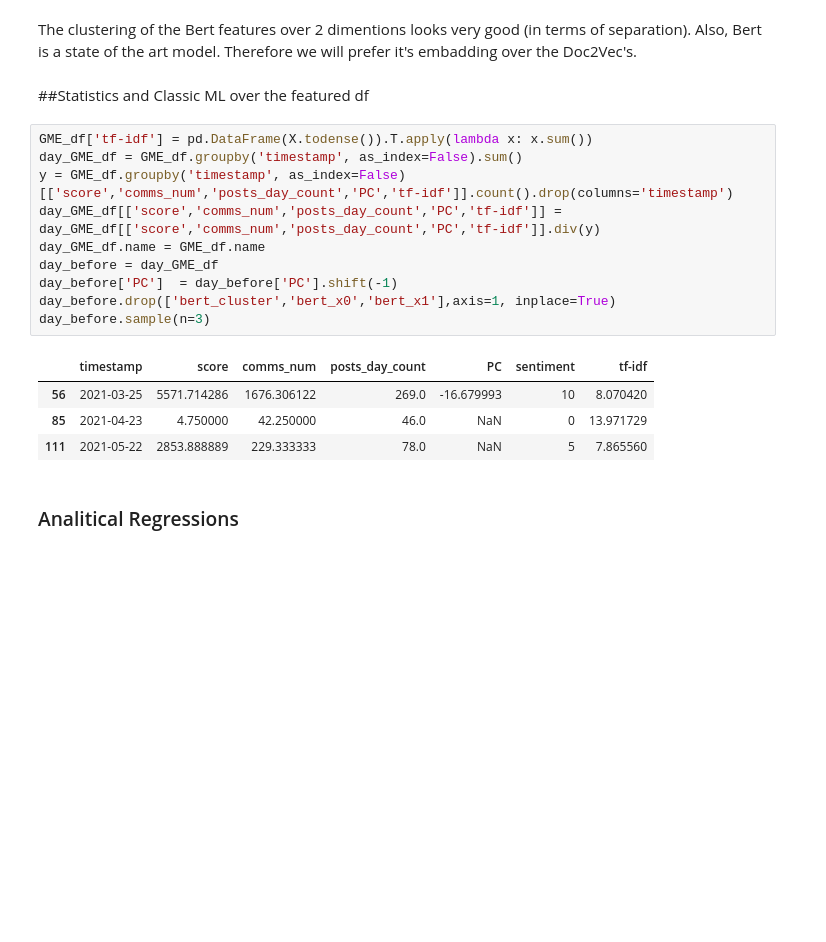
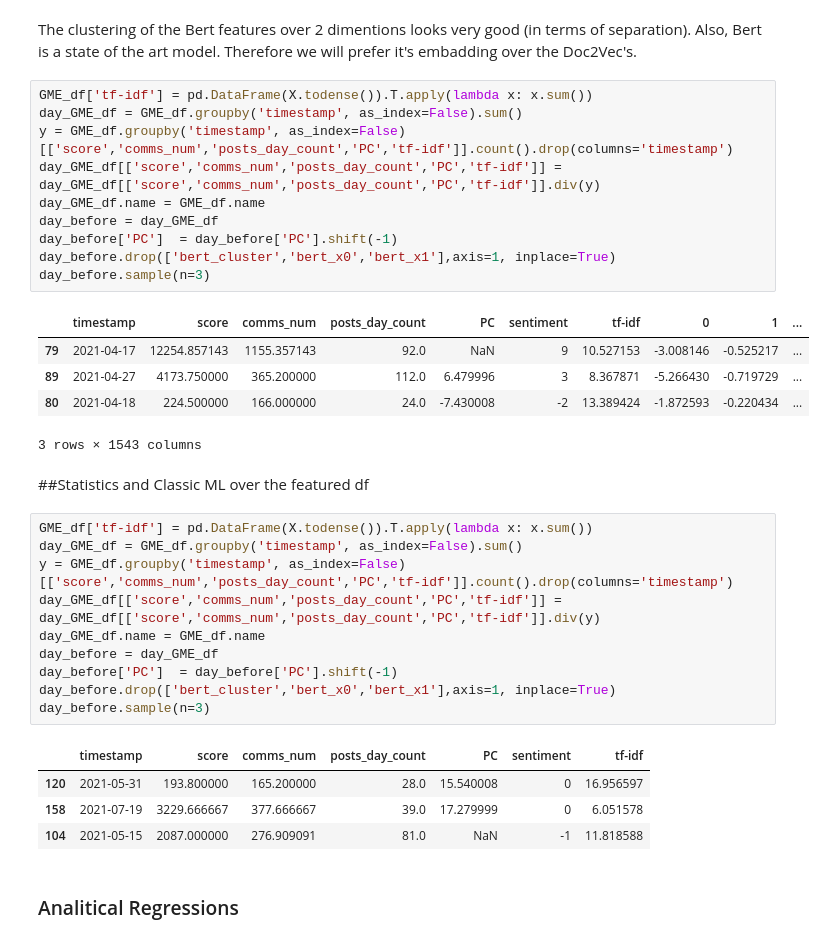
Before and after one commit to amit-shahar/StockValues, a Jupyter notebook: StocksValues.ipynb, the cells around one changed output. Cells and saved outputs as stored; diff of their text form; blank space fills up the shorter version.

```diff
--- a/StocksValues.ipynb
+++ b/StocksValues.ipynb
@@ -1294,6 +1325,22 @@ plt.show()
 # %% [markdown]
 The clustering of the Bert features over 2 dimentions looks very good (in terms of separation).
 Also, Bert is a state of the art model. Therefore we will prefer it's embadding over the Doc2Vec's.
+# %%
+GME_df['tf-idf'] = pd.DataFrame(X.todense()).T.apply(lambda x: x.sum())
+day_GME_df = GME_df.groupby('timestamp', as_index=False).sum()
+y = GME_df.groupby('timestamp', as_index=False)[['score','comms_num','posts_day_count','PC','tf-idf']].count().drop(columns='timestamp')
+day_GME_df[['score','comms_num','posts_day_count','PC','tf-idf']] = day_GME_df[['score','comms_num','posts_day_count','PC','tf-idf']].div(y)
+day_GME_df.name = GME_df.name
+day_before = day_GME_df
+day_before['PC']  = day_before['PC'].shift(-1)
+day_before.drop(['bert_cluster','bert_x0','bert_x1'],axis=1, inplace=True)
+day_before.sample(n=3)
+# %% [output]
+|  | timestamp | score | comms_num | posts_day_count | PC | sentiment | tf-idf | 0 | 1 | ... |
+| 79 | 2021-04-17 | 12254.857143 | 1155.357143 | 92.0 | NaN | 9 | 10.527153 | -3.008146 | -0.525217 | ... |
+| 89 | 2021-04-27 | 4173.750000 | 365.200000 | 112.0 | 6.479996 | 3 | 8.367871 | -5.266430 | -0.719729 | ... |
+| 80 | 2021-04-18 | 224.500000 | 166.000000 | 24.0 | -7.430008 | -2 | 13.389424 | -1.872593 | -0.220434 | ... |
+3 rows × 1543 columns
 # %% [markdown]
 ##Statistics and Classic ML over the featured df
 # %%
@@ -1308,9 +1355,9 @@ day_before.drop(['bert_cluster','bert_x0','bert_x1'],axis=1, inplace=True)
 day_before.sample(n=3)
 # %% [output]
 |  | timestamp | score | comms_num | posts_day_count | PC | sentiment | tf-idf |
-| 56 | 2021-03-25 | 5571.714286 | 1676.306122 | 269.0 | -16.679993 | 10 | 8.070420 |
-| 85 | 2021-04-23 | 4.750000 | 42.250000 | 46.0 | NaN | 0 | 13.971729 |
-| 111 | 2021-05-22 | 2853.888889 | 229.333333 | 78.0 | NaN | 5 | 7.865560 |
+| 120 | 2021-05-31 | 193.800000 | 165.200000 | 28.0 | 15.540008 | 0 | 16.956597 |
+| 158 | 2021-07-19 | 3229.666667 | 377.666667 | 39.0 | 17.279999 | 0 | 6.051578 |
+| 104 | 2021-05-15 | 2087.000000 | 276.909091 | 81.0 | NaN | -1 | 11.818588 |
 # %% [markdown]
 ### Analitical Regressions
 # %% [markdown]
```
Also changed, not shown: parts of 29 cells of this notebook.
